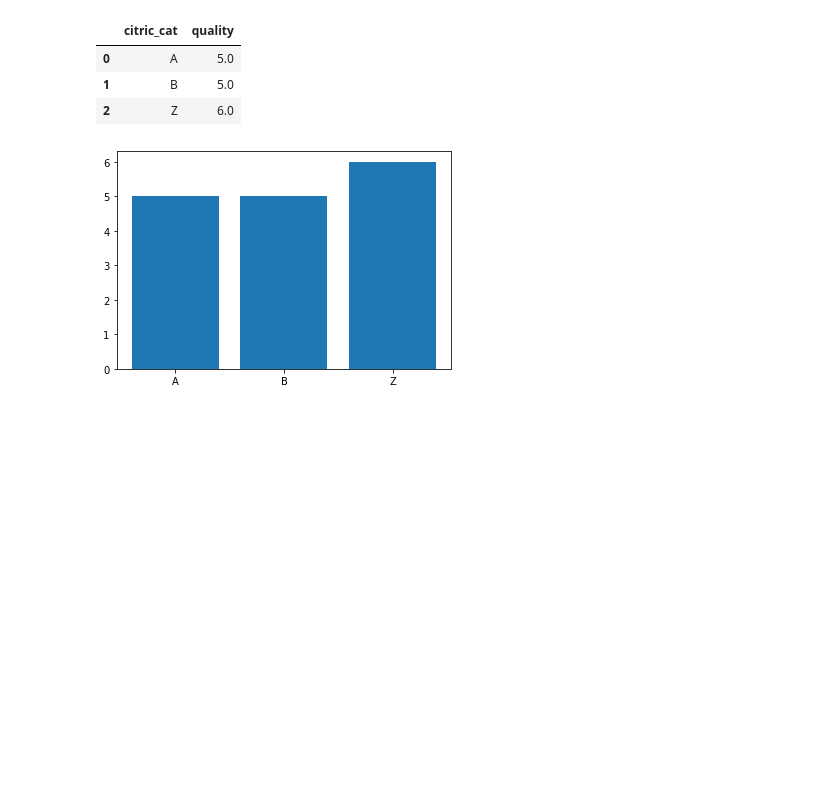
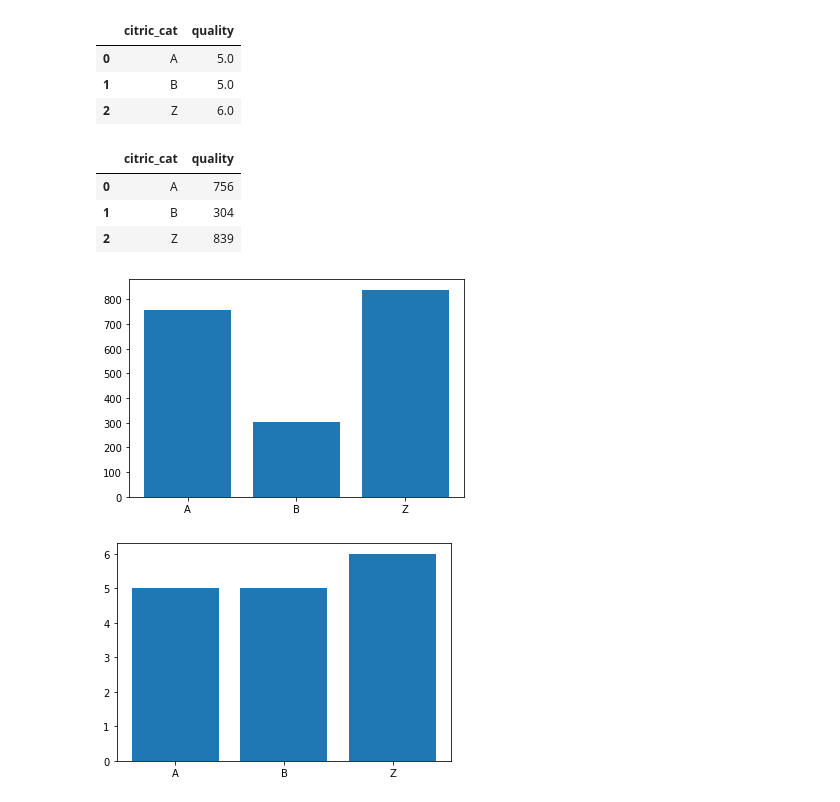
Before and after one commit to seanjerome/AcademyPublic, a Jupyter notebook: Copy_of_wine_quality.ipynb, the cells around one changed output. Drawn from its saved outputs; the diff is of its cells as text; code cells hidden in the pictures; blank space fills up the shorter version.

```diff
--- a/Copy_of_wine_quality.ipynb
+++ b/Copy_of_wine_quality.ipynb
@@ -919,6 +919,26 @@ df_barplot
 | 0 | A | 5.0 |
 | 1 | B | 5.0 |
 | 2 | Z | 6.0 |
+# %%
+# Bar plot
+# Let's represent visually the median wine quality by citric_cat
+# First: represent the database:
+df_barplot = pd.DataFrame(df.groupby('citric_cat')['quality'].count()).reset_index() # Citric_cat
+# is an ordered feature, so we will not change the order in the plot
+df_barplot
+# %% [output]
+|  | citric_cat | quality |
+| 0 | A | 756 |
+| 1 | B | 304 |
+| 2 | Z | 839 |
+# %%
+# We need to define a figure and a Axes:
+fig1, ax = plt.subplots() # It always starts like this
+# Define the kind of visualization you want, here it's a bar plot
+ax.bar(x= df_barplot['citric_cat'], height=df_barplot['quality'])
+plt.show()
+# %% [output]
+[figure, added]
 # %%
 # We need to define a figure and a Axes:
 fig1, ax = plt.subplots() # It always starts like this
```
